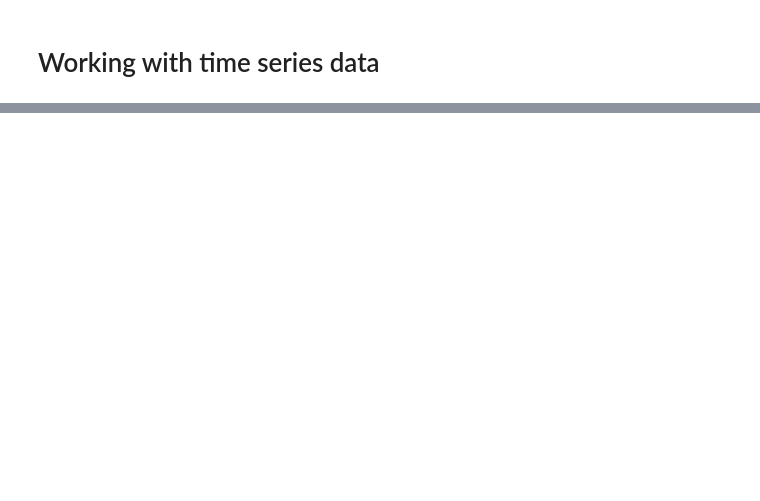
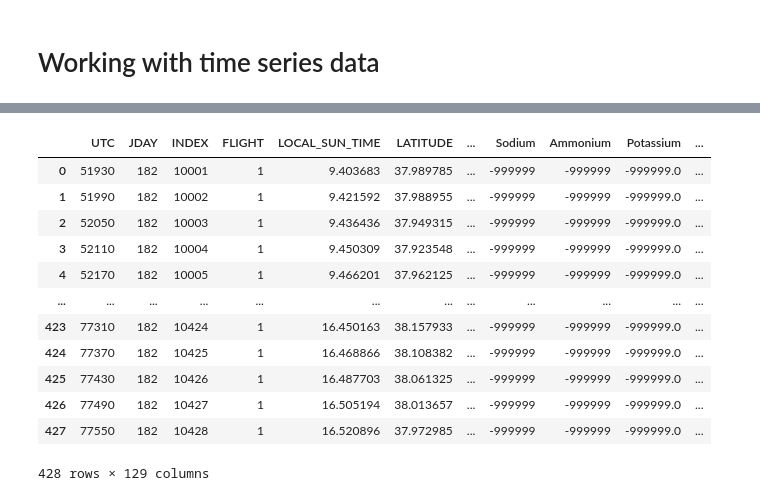
Before and after one commit to NASA-SARP/lesson2_timeseries_east, a Jupyter notebook: training.ipynb, the cells around one changed output, grey strips where cells are left out. Drawn from its saved outputs; the diff is of its cells as text; code cells hidden in the pictures; blank space fills up the shorter version.

```diff
--- a/training.ipynb
+++ b/training.ipynb
@@ -20,0 +120,4 @@ TODO: Navigating the JupyterHub and Jupyter Notebooks.
+# %%
+# This line shortens the output. It will be explained more later in the notebook.
+pd.set_option('display.max_rows', 200)
+pd.set_option('display.max_columns', 12)
@@ -20,0 +279,10 @@ TODO: Navigating the JupyterHub and Jupyter Notebooks.
+# %%
+DATADIR = Path('/efs/sarp/data/rawdata_readonly')
+# %%
+file = (
+    DATADIR
+    / 'flight-test-data'
+    / 'discoveraq-mrg60-p3b_merge_20110701_R4.ict'
+)
+# %%
+discover = pd.read_csv(file, skiprows=171)
@@ -20,0 +309,16 @@ TODO: Navigating the JupyterHub and Jupyter Notebooks.
+# %%
+discover
+# %% [output]
+|  | UTC | JDAY | INDEX | FLIGHT | LOCAL_SUN_TIME | LATITUDE | ... | Sodium | Ammonium | Potassium | ... |
+| 0 | 51930 | 182 | 10001 | 1 | 9.403683 | 37.989785 | ... | -999999 | -999999 | -999999.0 | ... |
+| 1 | 51990 | 182 | 10002 | 1 | 9.421592 | 37.988955 | ... | -999999 | -999999 | -999999.0 | ... |
+| 2 | 52050 | 182 | 10003 | 1 | 9.436436 | 37.949315 | ... | -999999 | -999999 | -999999.0 | ... |
+| 3 | 52110 | 182 | 10004 | 1 | 9.450309 | 37.923548 | ... | -999999 | -999999 | -999999.0 | ... |
+| 4 | 52170 | 182 | 10005 | 1 | 9.466201 | 37.962125 | ... | -999999 | -999999 | -999999.0 | ... |
+| ... | ... | ... | ... | ... | ... | ... | ... | ... | ... | ... | ... |
+| 423 | 77310 | 182 | 10424 | 1 | 16.450163 | 38.157933 | ... | -999999 | -999999 | -999999.0 | ... |
+| 424 | 77370 | 182 | 10425 | 1 | 16.468866 | 38.108382 | ... | -999999 | -999999 | -999999.0 | ... |
+| 425 | 77430 | 182 | 10426 | 1 | 16.487703 | 38.061325 | ... | -999999 | -999999 | -999999.0 | ... |
+| 426 | 77490 | 182 | 10427 | 1 | 16.505194 | 38.013657 | ... | -999999 | -999999 | -999999.0 | ... |
+| 427 | 77550 | 182 | 10428 | 1 | 16.520896 | 37.972985 | ... | -999999 | -999999 | -999999.0 | ... |
+428 rows × 129 columns
```
Also changed, not shown: parts of 70 cells of this notebook, 6 other files.
